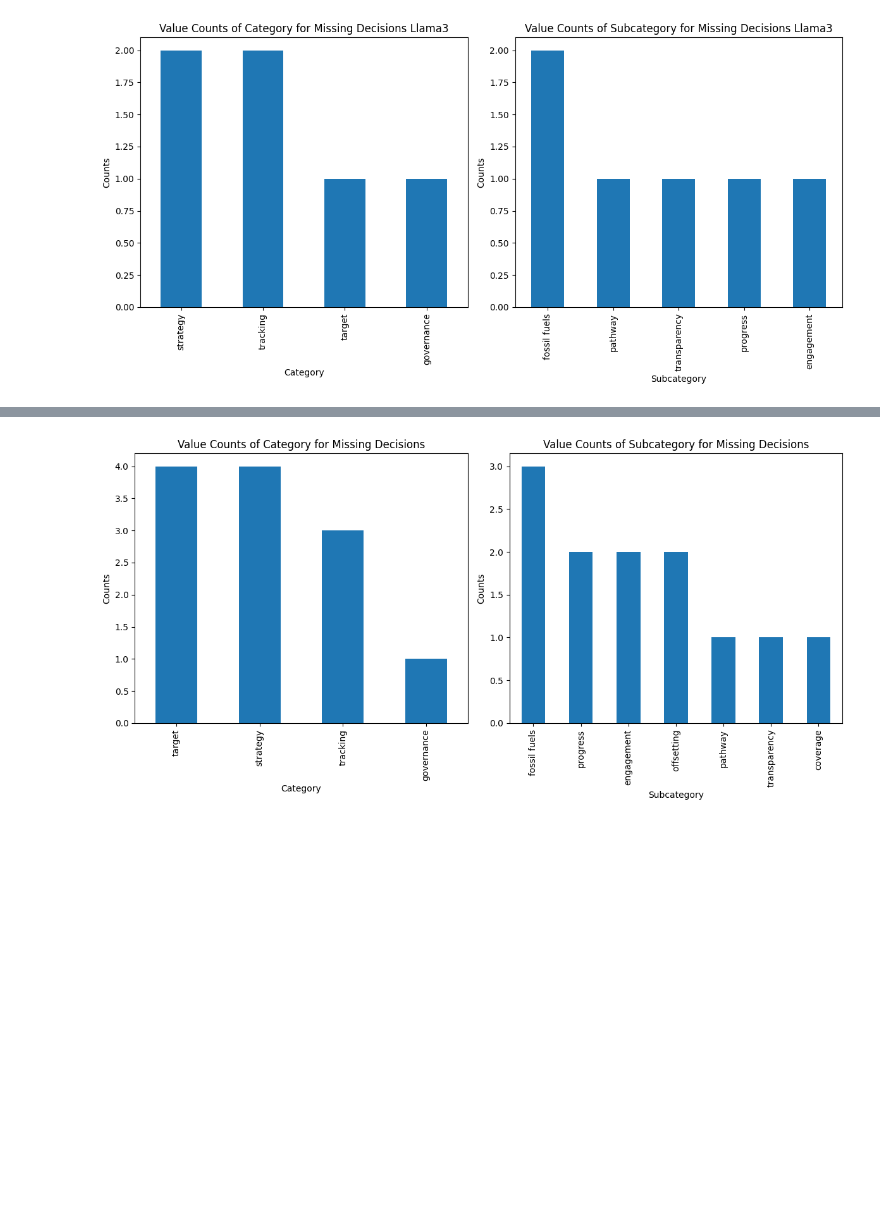
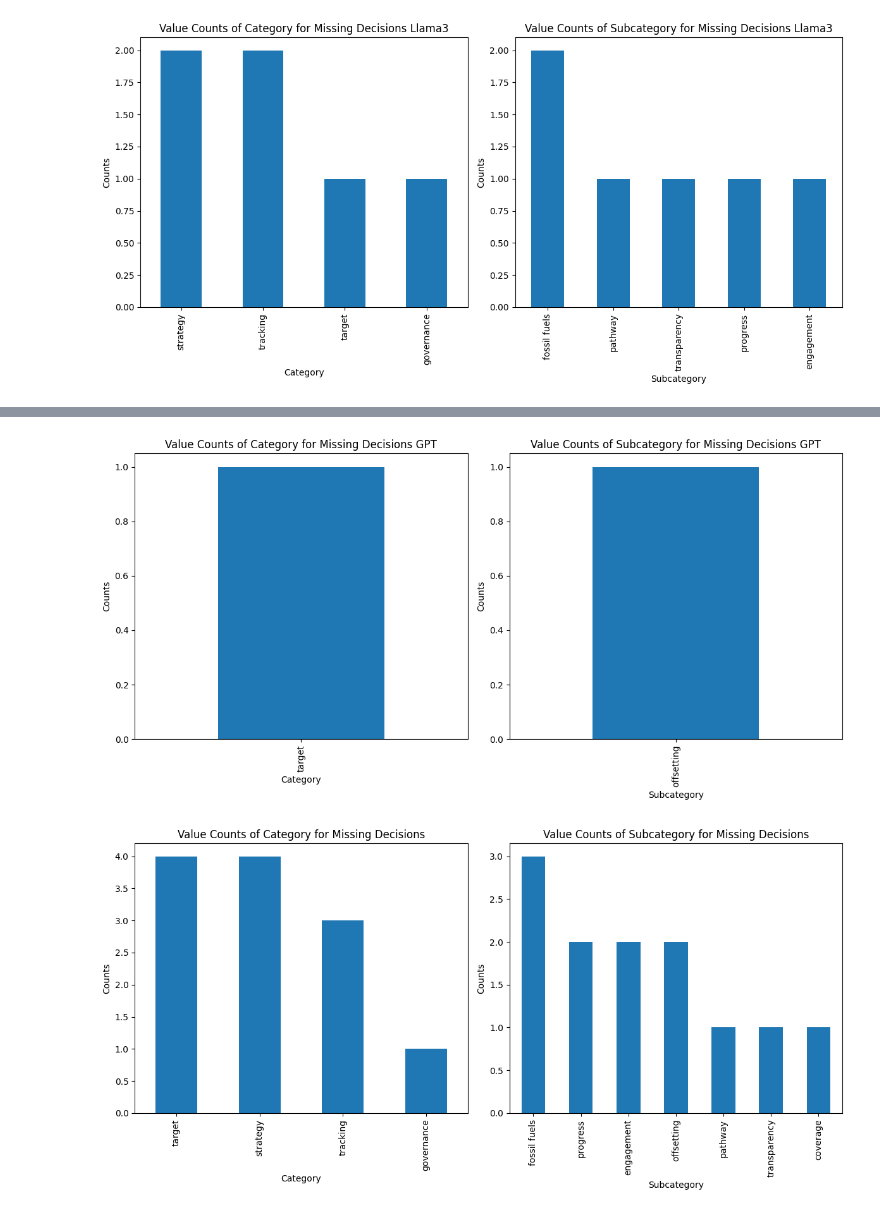
Before and after one commit to avhou/CSAI-groepswerk, a Jupyter notebook: src/stats_zara.ipynb, the cells around one changed output, grey strips where cells are left out. Drawn from its saved outputs; the diff is of its cells as text; code cells hidden in the pictures; blank space fills up the shorter version.

```diff
--- a/src/stats_zara.ipynb
+++ b/src/stats_zara.ipynb
@@ -146,3 +185,8 @@ plt.tight_layout()
 plt.show()
 # %% [output]
 [figure]
+# %%
+gpt_missing_indices = gpt[gpt['decision'].isna()].index.tolist()
+print("Indices of missing decisions in gpt:", gpt_missing_indices)
+gpt_missing_entries = gpt.loc[gpt_missing_indices]
+gpt_missing_entries.head(6)
@@ -149,3 +197,21 @@ plt.show()
+# %%
+plt.figure(figsize=(12, 6))
+plt.subplot(1, 2, 1)
+gpt_missing_entries['category'].value_counts().plot(kind='bar')
+plt.title('Value Counts of Category for Missing Decisions GPT')
+plt.xlabel('Category')
+plt.ylabel('Counts')
+
+plt.subplot(1, 2, 2)
+gpt_missing_entries['subcategory'].value_counts().plot(kind='bar')
+plt.title('Value Counts of Subcategory for Missing Decisions GPT')
+plt.xlabel('Subcategory')
+plt.ylabel('Counts')
+
+plt.tight_layout()
+plt.show()
+# %% [output]
+[figure, added]
 # %%
 concatenated_missing_decision = pd.concat([llama3_missing_entries, mistral_missing_entries], ignore_index=True)
 
```
Also changed, not shown: parts of 26 cells of this notebook, 3 other files.
